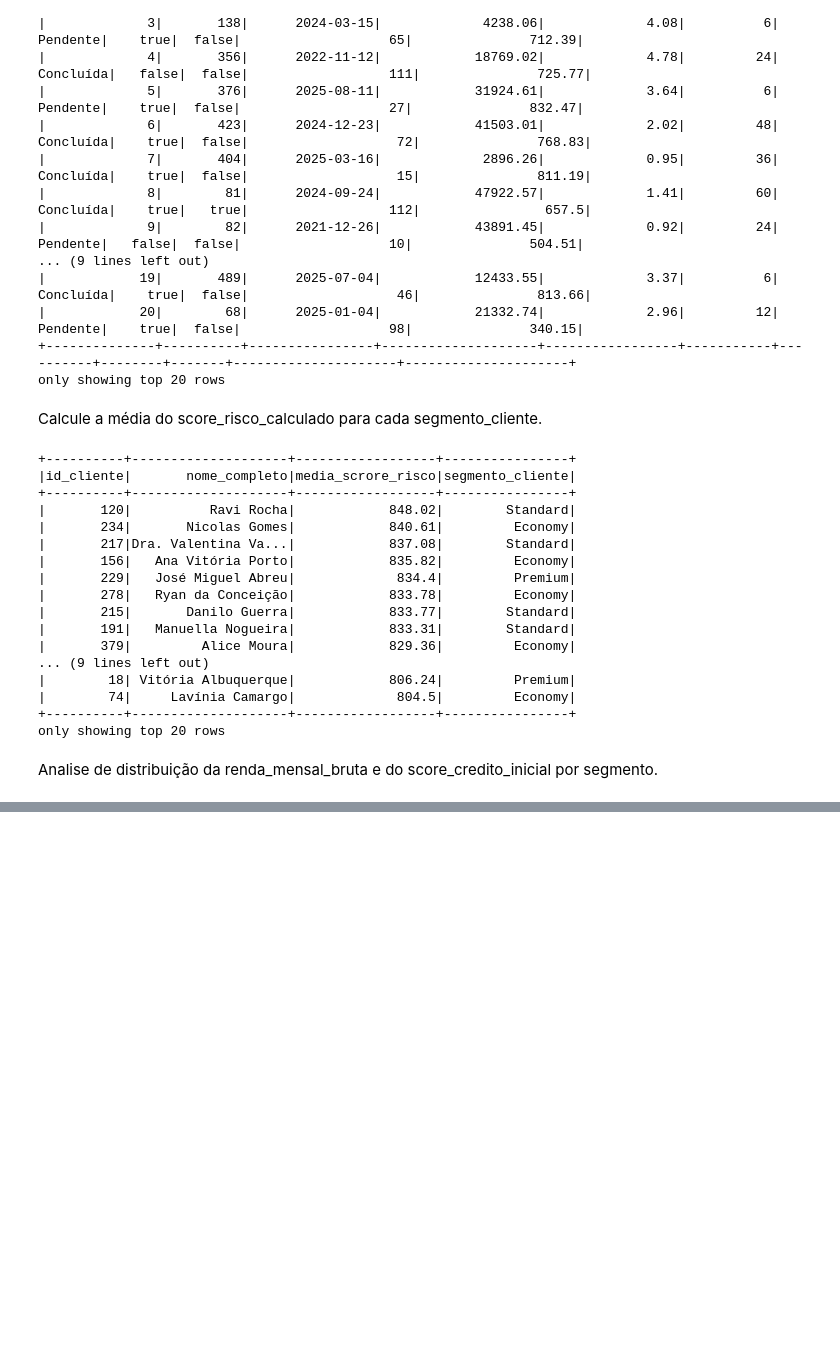
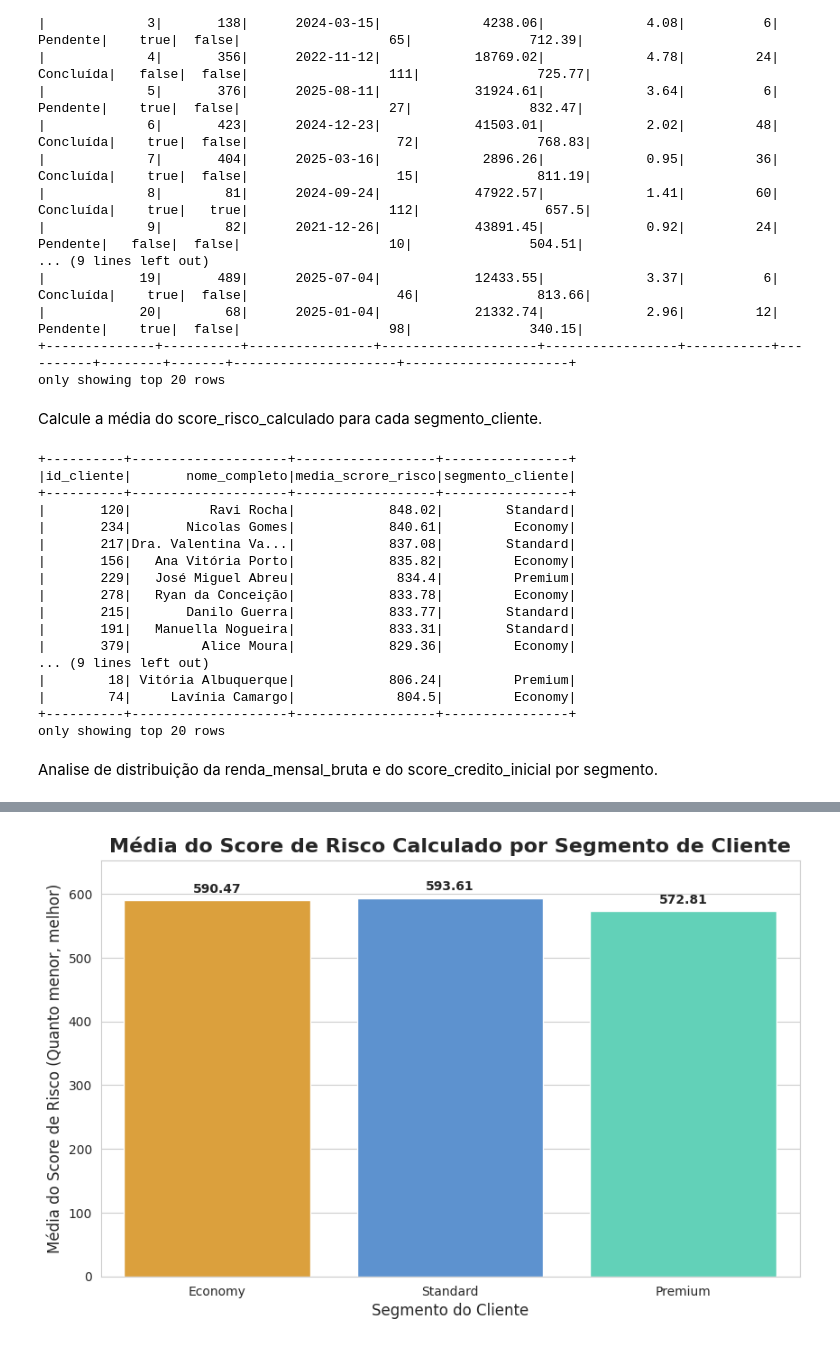
Before and after one commit to Wellingtonmello1/Apex-Financial_Group, a Jupyter notebook: Scripts/exploracao_de_dados.ipynb, the cells around one changed output, grey strips where cells are left out. Cells and saved outputs as stored; diff of their text form; code cells hidden in the pictures; blank space fills up the shorter version.

```diff
--- a/Scripts/exploracao_de_dados.ipynb
+++ b/Scripts/exploracao_de_dados.ipynb
@@ -152,8 +152,100 @@ import pandas as pd
 import seaborn as sns
 from pyspark.sql import functions as F
 # %%
-df_joiend = spark.table("registro_clientes").alias("c").join(
+import pandas as pd
+import matplotlib.pyplot as plt
+import seaborn as sns
+from pyspark.sql import functions as F
+
+# --- Passo 1: Preparação dos Dados ---
+# Assumindo que os arquivos CSV já foram carregados em DataFrames Spark
+# e registrados como temp views 'registro_clientes' e 'sol_emprestimo'.
+
+# Junta as duas tabelas para ter todas as informações em um único DataFrame
+df_joined = spark.table("registro_clientes").alias("c") \
+    .join(
         spark.table("sol_emprestimo").alias("s"),
         "id_cliente",
-        "score_credito_inicial"
+        "inner"
+    )
+
+# --- Passo 2: Cálculo das Métricas de Risco ---
+# Agrupa por segmento e calcula a média do score de risco calculado.
+df_risk_summary = df_joined.groupBy("segmento_cliente") \
+    .agg(
+        F.avg("score_risco_calculado").alias("media_score_risco")
+    ) \
+    .orderBy("media_score_risco", ascending=False)
+
+# Converte os resultados agregados para Pandas para o gráfico de barras
+pd_risk_summary = df_risk_summary.toPandas()
+
+# Converte o DataFrame juntado para Pandas para os boxplots
+# Para datasets muito grandes, seria ideal usar .sample() antes do .toPandas()
+pd_distributions = df_joined.select(
+    "segmento_cliente",
+    "renda_mensal_bruta",
+    "score_credito_inicial"
+).toPandas()
+
+# --- Passo 3: Visualização ---
+
+# Definindo um estilo visual agradável e a ordem dos segmentos
+sns.set_style("whitegrid")
+segment_order = ['Economy', 'Standard', 'Premium']
+palette_colors = {"Economy": "#f5a623", "Standard": "#4a90e2", "Premium": "#50e3c2"}
+
+# Gráfico 1: Média do Score de Risco por Segmento (Gráfico de Barras)
+plt.figure(figsize=(10, 6))
+barplot = sns.barplot(
+    data=pd_risk_summary,
+    x='segmento_cliente',
+    y='media_score_risco',
+    order=segment_order,
+    palette=palette_colors
 )
+plt.title('Média do Score de Risco Calculado por Segmento de Cliente', fontsize=16, fontweight='bold')
+plt.xlabel('Segmento do Cliente', fontsize=12)
+plt.ylabel('Média do Score de Risco (Quanto menor, melhor)', fontsize=12)
+plt.ylim(0, pd_risk_summary['media_score_risco'].max() * 1.1)
+
+# Adicionando os rótulos de dados nas barras
+for p in barplot.patches:
+    barplot.annotate(format(p.get_height(), '.2f'),
+                     (p.get_x() + p.get_width() / 2., p.get_height()),
+                     ha = 'center', va = 'center',
+                     xytext = (0, 9),
+                     textcoords = 'offset points',
+                     fontweight='bold')
+
+plt.show()
+
+# Gráfico 2: Distribuição da Renda Mensal Bruta por Segmento (Boxplot)
+plt.figure(figsize=(10, 6))
+sns.boxplot(
+    data=pd_distributions,
+    x='segmento_cliente',
+    y='renda_mensal_bruta',
+    order=segment_order,
+    palette=palette_colors,
+    showfliers=False # Oculta outliers para melhor visualização da "caixa"
+)
+plt.title('Distribuição da Renda Mensal Bruta por Segmento', fontsize=16, fontweight='bold')
+plt.xlabel('Segmento do Cliente', fontsize=12)
+plt.ylabel('Renda Mensal Bruta (R$)', fontsize=12)
+plt.show()
+
+# Gráfico 3: Distribuição do Score de Crédito Inicial por Segmento (Boxplot)
+plt.figure(figsize=(10, 6))
+sns.boxplot(
+    data=pd_distributions,
+    x='segmento_cliente',
+    y='score_credito_inicial',
+    order=segment_order,
+    palette=palette_colors
+)
+plt.title('Distribuição do Score de Crédito Inicial por Segmento', fontsize=16, fontweight='bold')
+plt.xlabel('Segmento do Cliente', fontsize=12)
+plt.ylabel('Score de Crédito Inicial', fontsize=12)
+plt.show()
+# %% [output]
@@ -159,0 +255 @@ df_joiend = spark.table("registro_clientes").alias("c").join(
+[figure, added]
```
Also changed, not shown: parts of 1 cell of this notebook.
